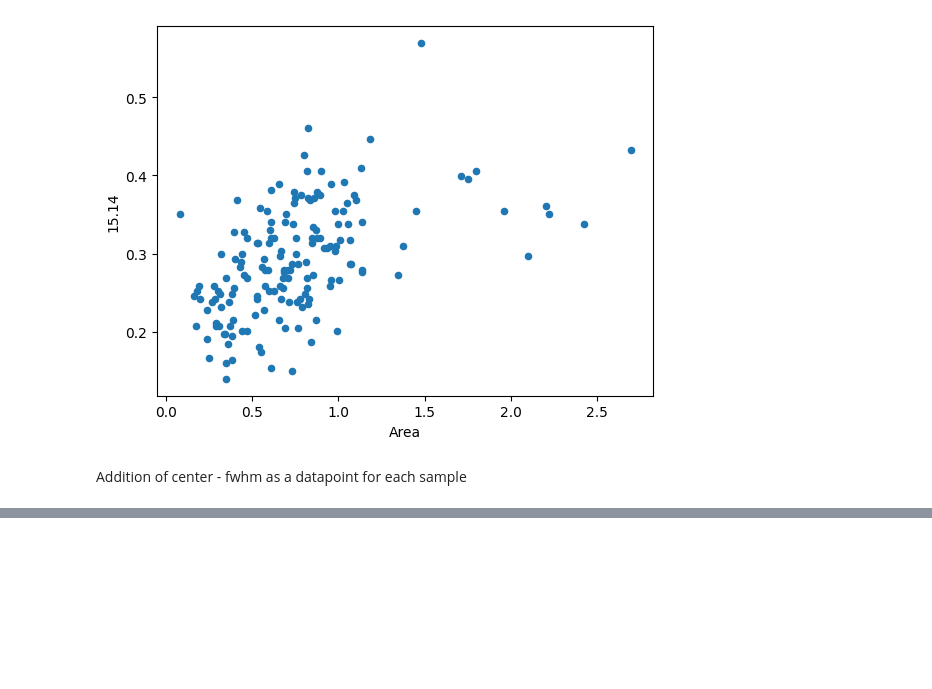
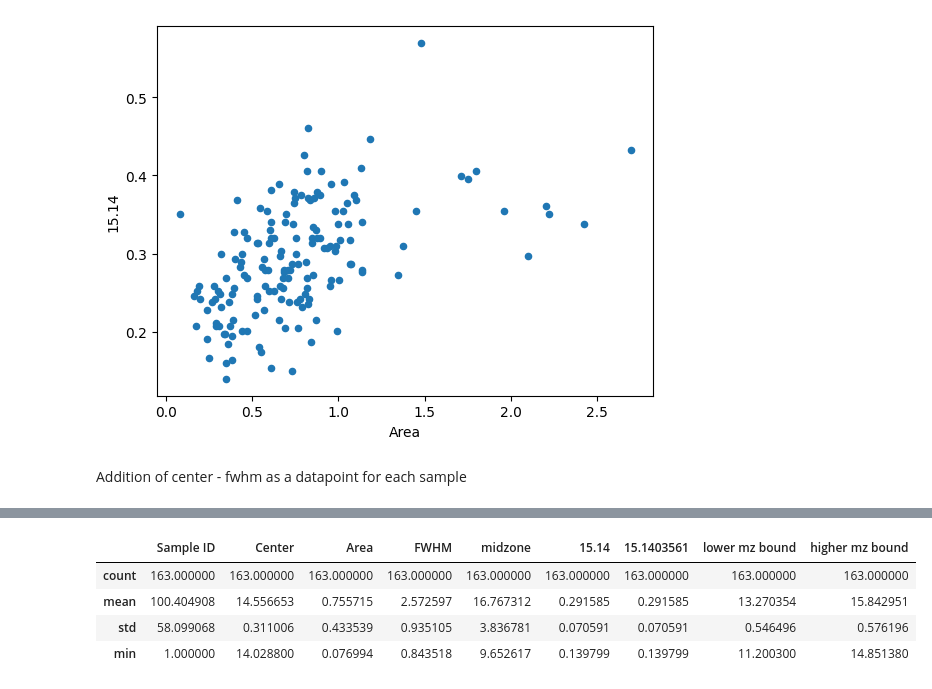
Before and after one commit to shlok-rajurkar/comp-bio-portfolio, a Jupyter notebook: curve_deconvolution/notebooks/CAP_baseline_subset_n=200.ipynb, the cells around one changed output, grey strips where cells are left out. Saved outputs shown, nothing was run; the diff lists cells and outputs as text; code cells hidden in the pictures; blank space fills up the shorter version.

```diff
--- a/curve_deconvolution/notebooks/CAP_baseline_subset_n=200.ipynb
+++ b/curve_deconvolution/notebooks/CAP_baseline_subset_n=200.ipynb
@@ -128,0 +148,8 @@ SyntaxError: invalid syntax (4242570562.py, line 1)
+# %%
+cap_with_curve.describe().head(4)
+# %% [output]
+|  | Sample ID | Center | Area | FWHM | midzone | 15.14 | 15.1403561 | lower mz bound | higher mz bound |
+| count | 163.000000 | 163.000000 | 163.000000 | 163.000000 | 163.000000 | 163.000000 | 163.000000 | 163.000000 | 163.000000 |
+| mean | 100.404908 | 14.556653 | 0.755715 | 2.572597 | 16.767312 | 0.291585 | 0.291585 | 13.270354 | 15.842951 |
+| std | 58.099068 | 0.311006 | 0.433539 | 0.935105 | 3.836781 | 0.070591 | 0.070591 | 0.546496 | 0.576196 |
+| min | 1.000000 | 14.028800 | 0.076994 | 0.843518 | 9.652617 | 0.139799 | 0.139799 | 11.200300 | 14.851380 |
```
Also changed, not shown: parts of 3 cells of this notebook.
